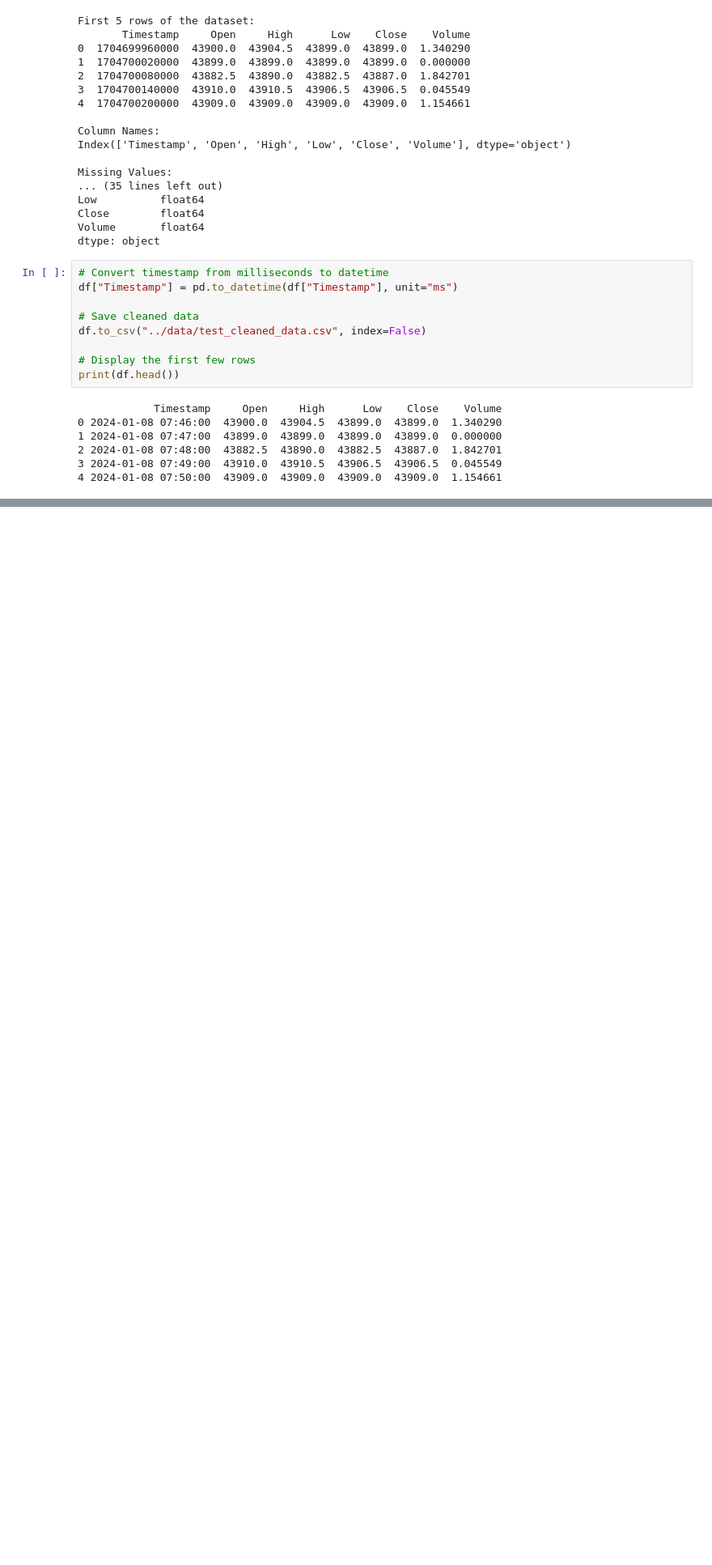
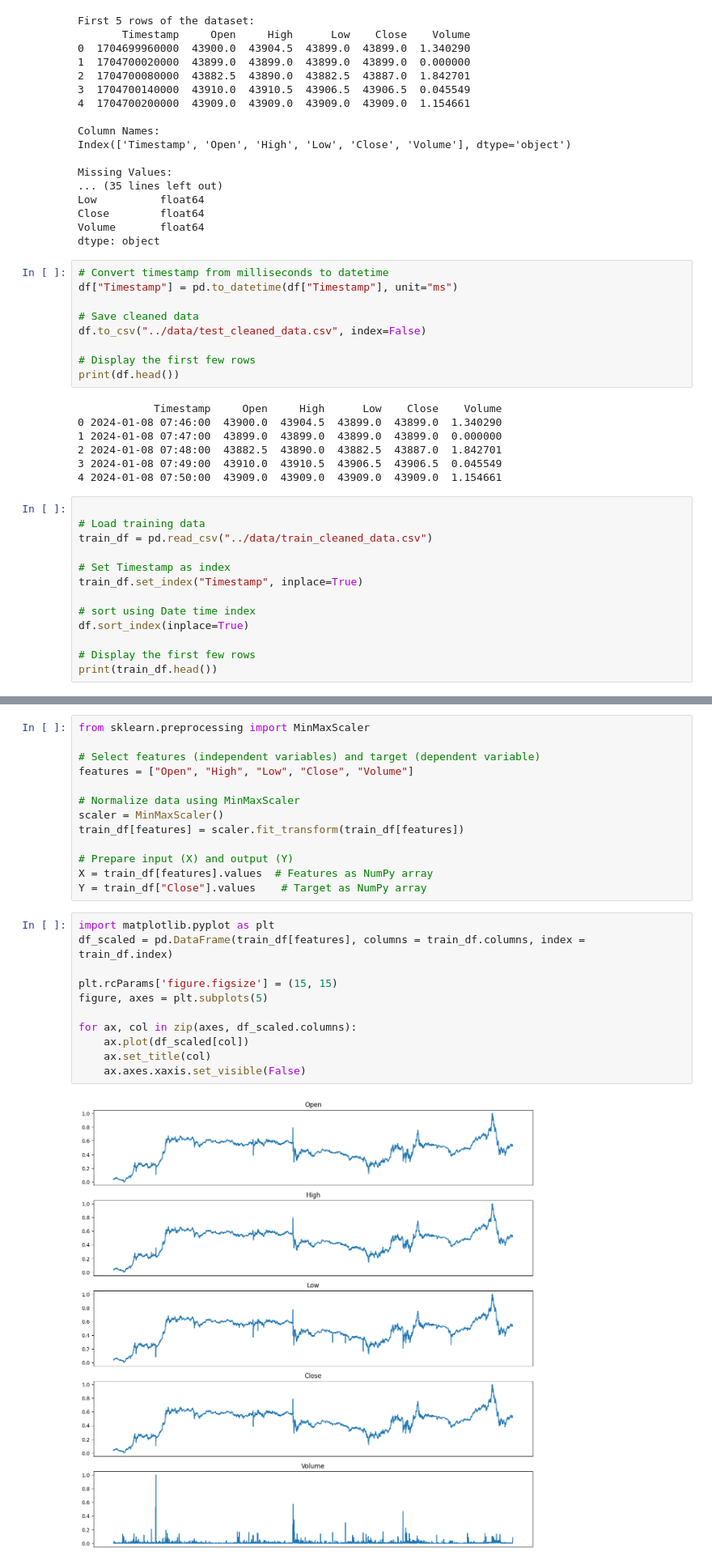
Before and after one commit to chiranjivikeshav/backtest-and-risk-assessment, a Jupyter notebook: notebooks/data_exploration.ipynb, the cells around one changed output, grey strips where cells are left out. Shown: that part at 81% size. Drawn from its saved outputs; the diff is of its cells as text; blank space fills up the shorter version.

```diff
--- a/notebooks/data_exploration.ipynb
+++ b/notebooks/data_exploration.ipynb
@@ -59,3 +59,16 @@ print(df.head())
 2 2024-01-08 07:48:00  43882.5  43890.0  43882.5  43887.0  1.842701
 3 2024-01-08 07:49:00  43910.0  43910.5  43906.5  43906.5  0.045549
 4 2024-01-08 07:50:00  43909.0  43909.0  43909.0  43909.0  1.154661
+# %%
+
+# Load training data
+train_df = pd.read_csv("../data/train_cleaned_data.csv")
+
+# Set Timestamp as index
+train_df.set_index("Timestamp", inplace=True)
+
+# sort using Date time index
+df.sort_index(inplace=True)
+
+# Display the first few rows
+print(train_df.head())
@@ -61,0 +83,26 @@ print(df.head())
+# %%
+from sklearn.preprocessing import MinMaxScaler
+
+# Select features (independent variables) and target (dependent variable)
+features = ["Open", "High", "Low", "Close", "Volume"]
+
+# Normalize data using MinMaxScaler
+scaler = MinMaxScaler()
+train_df[features] = scaler.fit_transform(train_df[features])
+
+# Prepare input (X) and output (Y)
+X = train_df[features].values  # Features as NumPy array
+Y = train_df["Close"].values    # Target as NumPy array
+# %%
+import matplotlib.pyplot as plt
+df_scaled = pd.DataFrame(train_df[features], columns = train_df.columns, index = train_df.index)
+
+plt.rcParams['figure.figsize'] = (15, 15)
+figure, axes = plt.subplots(5)
+
+for ax, col in zip(axes, df_scaled.columns):
+    ax.plot(df_scaled[col])
+    ax.set_title(col)
+    ax.axes.xaxis.set_visible(False)
+# %% [output]
+[figure, added]
```
Also changed, not shown: parts of 4 cells of this notebook, 15 other files.
